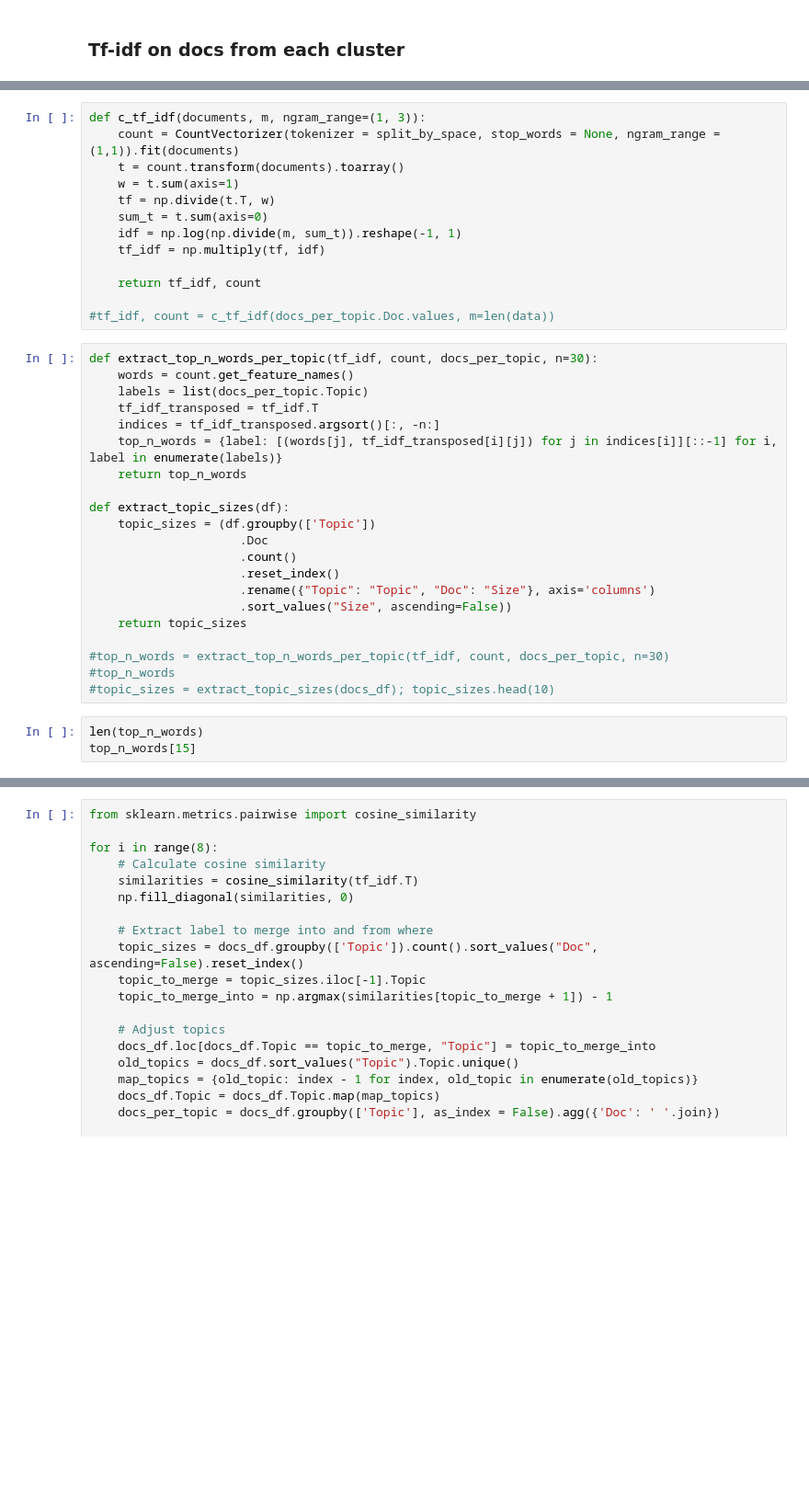
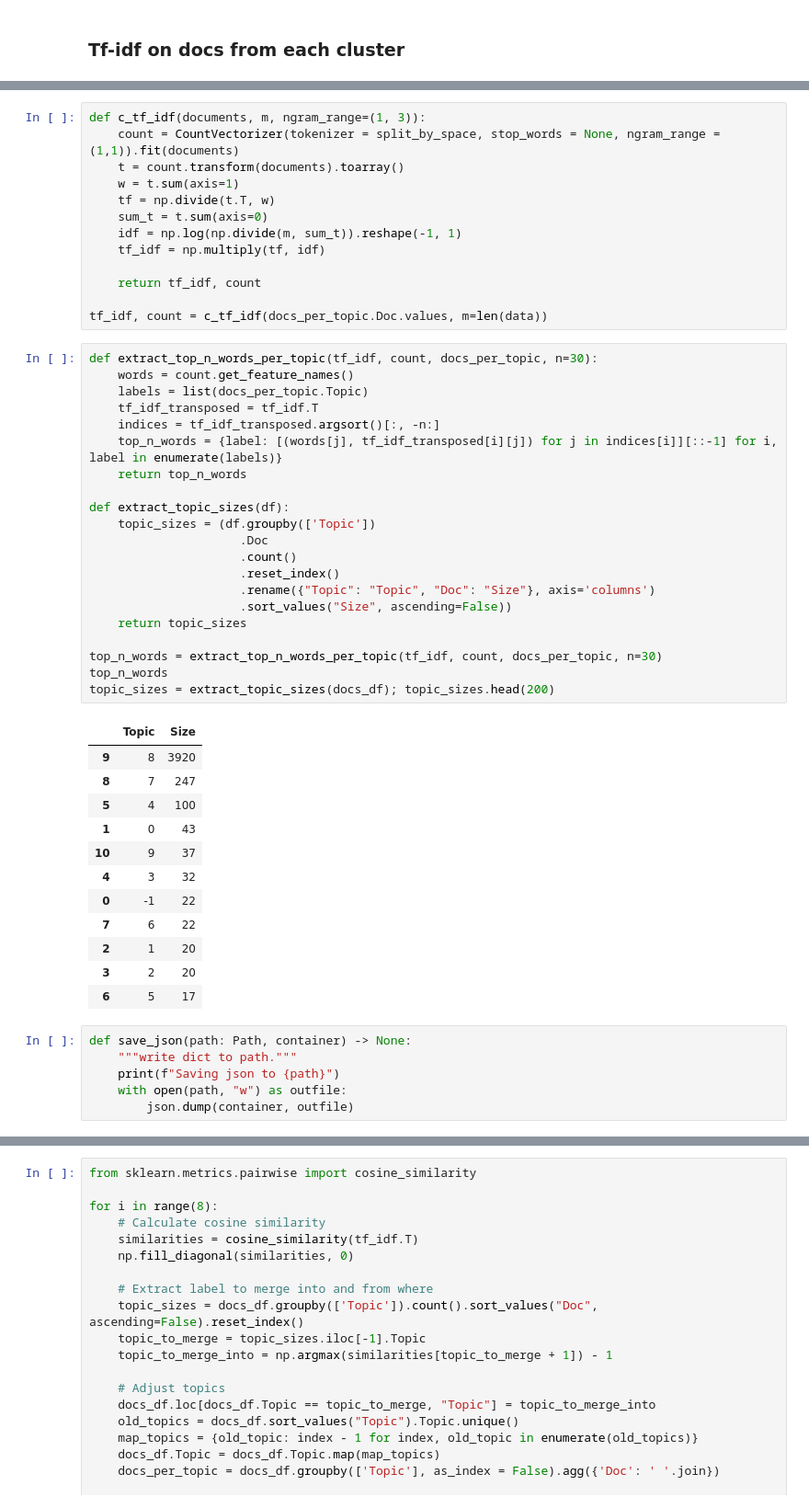
Before and after one commit to AndersGiovanni/ditw_project, a Jupyter notebook: src/clustering.ipynb, the cells around one changed output, grey strips where cells are left out. Shown at 92% size. Drawn from its saved outputs; the diff is of its cells as text; blank space fills up the shorter version.

```diff
--- a/src/clustering.ipynb
+++ b/src/clustering.ipynb
@@ -210,28 +190,44 @@ def c_tf_idf(documents, m, ngram_range=(1, 3)):
 
     return tf_idf, count
 
-#tf_idf, count = c_tf_idf(docs_per_topic.Doc.values, m=len(data))
+tf_idf, count = c_tf_idf(docs_per_topic.Doc.values, m=len(data))
 # %%
 def extract_top_n_words_per_topic(tf_idf, count, docs_per_topic, n=30):
     words = count.get_feature_names()
     labels = list(docs_per_topic.Topic)
     tf_idf_transposed = tf_idf.T
     indices = tf_idf_transposed.argsort()[:, -n:]
     top_n_words = {label: [(words[j], tf_idf_transposed[i][j]) for j in indices[i]][::-1] for i, label in enumerate(labels)}
     return top_n_words
 
 def extract_topic_sizes(df):
     topic_sizes = (df.groupby(['Topic'])
                      .Doc
                      .count()
                      .reset_index()
                      .rename({"Topic": "Topic", "Doc": "Size"}, axis='columns')
                      .sort_values("Size", ascending=False))
     return topic_sizes
 
-#top_n_words = extract_top_n_words_per_topic(tf_idf, count, docs_per_topic, n=30)
-#top_n_words
-#topic_sizes = extract_topic_sizes(docs_df); topic_sizes.head(10)
+top_n_words = extract_top_n_words_per_topic(tf_idf, count, docs_per_topic, n=30)
+top_n_words
+topic_sizes = extract_topic_sizes(docs_df); topic_sizes.head(200)
+# %% [output]
+|  | Topic | Size |
+| 9 | 8 | 3920 |
+| 8 | 7 | 247 |
+| 5 | 4 | 100 |
+| 1 | 0 | 43 |
+| 10 | 9 | 37 |
+| 4 | 3 | 32 |
+| 0 | -1 | 22 |
+| 7 | 6 | 22 |
+| 2 | 1 | 20 |
+| 3 | 2 | 20 |
+| 6 | 5 | 17 |
-# %%
-len(top_n_words)
-top_n_words[15]
+# %%
+def save_json(path: Path, container) -> None:
+    """write dict to path."""
+    print(f"Saving json to {path}")
+    with open(path, "w") as outfile:
+        json.dump(container, outfile)
```
Also changed, not shown: parts of 17 cells of this notebook, 10 other files.
